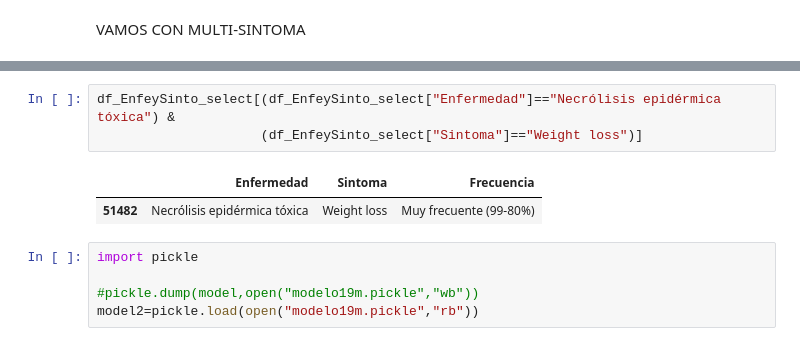
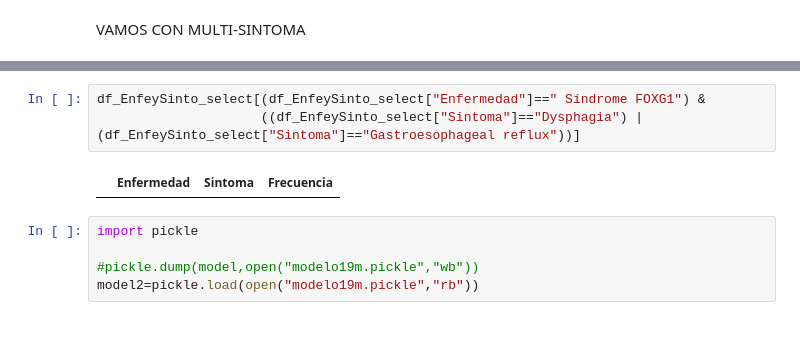
Before and after one commit to gpalomares2022/Kedro_real_project, a Jupyter notebook: notebooks/NotebookTFM16M.ipynb, the cells around one changed output, grey strips where cells are left out. Drawn from its saved outputs; the diff is of its cells as text.

```diff
--- a/notebooks/NotebookTFM16M.ipynb
+++ b/notebooks/NotebookTFM16M.ipynb
@@ -735,10 +790,9 @@ Name: Enfermedad, dtype: object, 1422    Granulomatosis eosinofílica con polian
 Name: Enfermedad, dtype: object]
 # %%
-df_EnfeySinto_select[(df_EnfeySinto_select["Enfermedad"]=="Necrólisis epidérmica tóxica") &
-                     (df_EnfeySinto_select["Sintoma"]=="Weight loss")]
+df_EnfeySinto_select[(df_EnfeySinto_select["Enfermedad"]==" Síndrome FOXG1") &
+                     ((df_EnfeySinto_select["Sintoma"]=="Dysphagia") | (df_EnfeySinto_select["Sintoma"]=="Gastroesophageal reflux"))]
 # %% [output]
 |  | Enfermedad | Sintoma | Frecuencia |
-| 51482 | Necrólisis epidérmica tóxica | Weight loss | Muy frecuente (99-80%) |
 # %%
 import pickle
 
```
Also changed, not shown: parts of 7 cells of this notebook, 3 other files.
